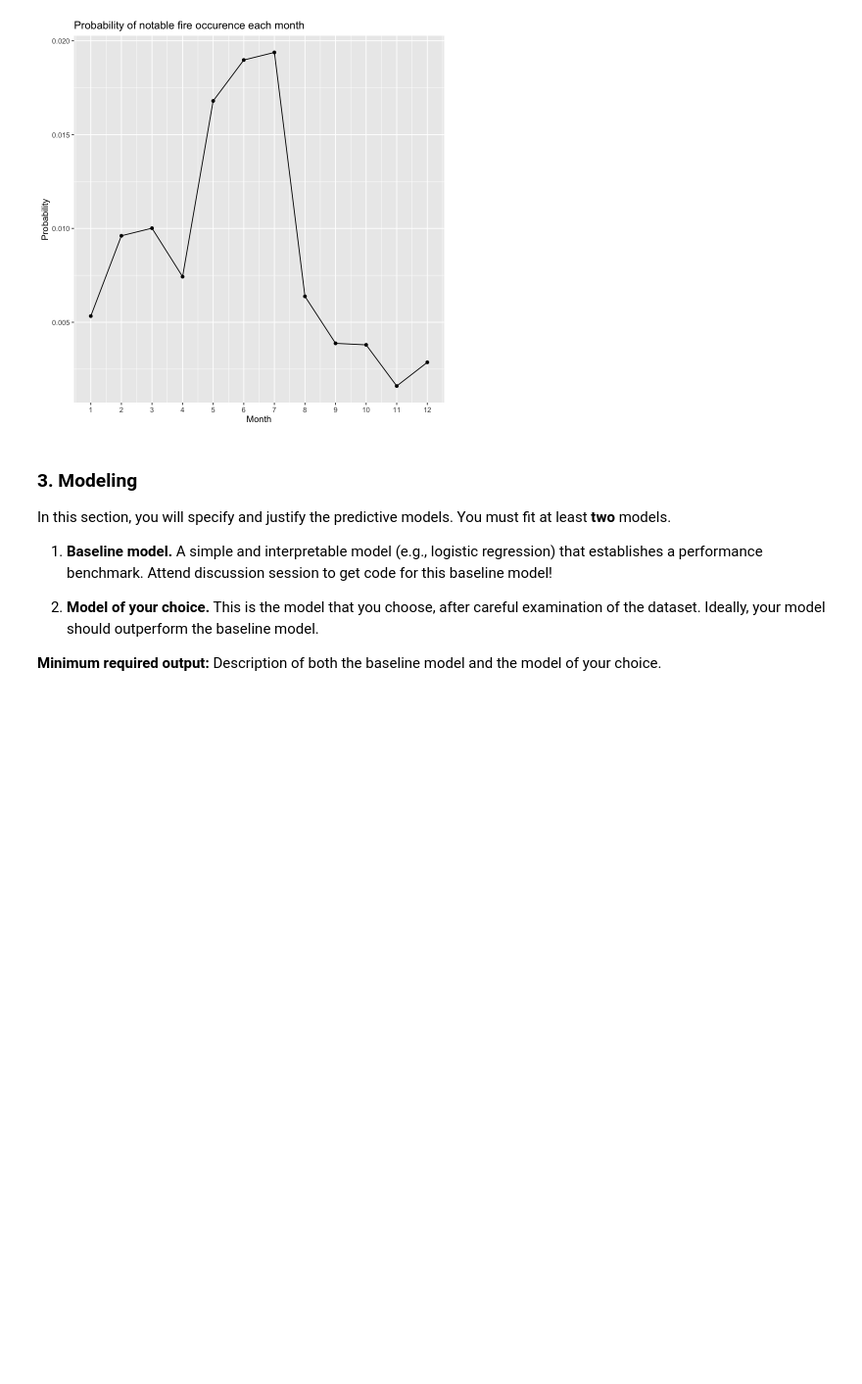
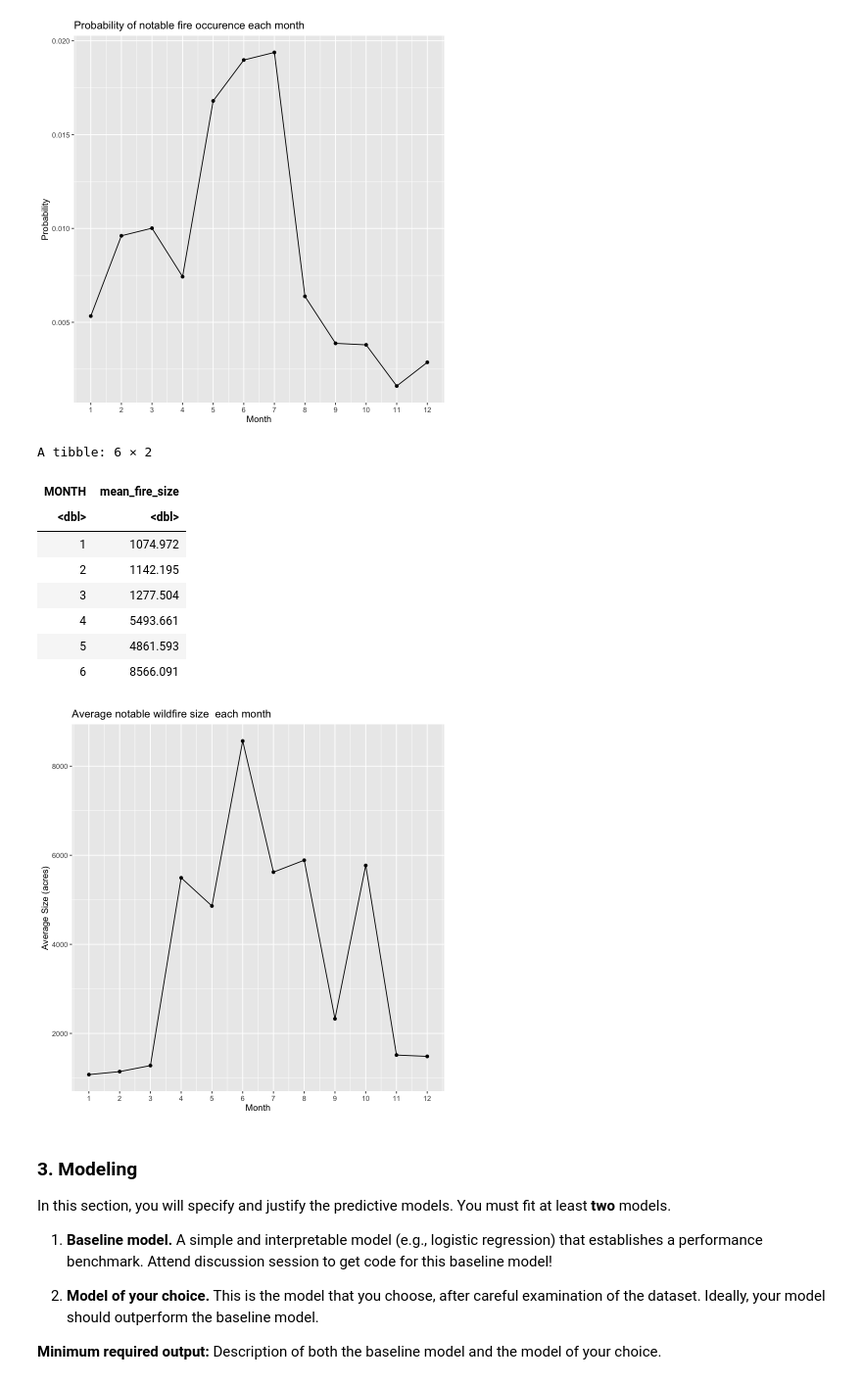
Before and after one commit to trinhhoangtrangthy-cpu/STA141AW26_Final_Project, a Jupyter notebook: Final_report_description.ipynb, the cells around one changed output. Shown at 98% size. Saved outputs shown, nothing was run; the diff lists cells and outputs as text; code cells hidden in the pictures; blank space fills up the shorter version.

```diff
--- a/Final_report_description.ipynb
+++ b/Final_report_description.ipynb
@@ -329,6 +365,35 @@ ggplot(eda_temporal, aes(x = month, y = prob_next_fire)) +
          y = "Probability")
 # %% [output]
 [figure]
+# %%
+temporal_2 <- wildfires_300 |>
+    select(MONTH, FIRE_SIZE)
+temporal_2 <- temporal_2 |>
+    group_by(MONTH) |>
+    summarise(
+        mean_fire_size = mean(FIRE_SIZE),
+        .groups = "drop")
+
+head(temporal_2)
+
+ggplot(temporal_2, aes(x = MONTH, y = mean_fire_size)) +
+    geom_line() +
+    geom_point() +
+    scale_x_continuous(breaks = 1:12) +
+    labs(title = "Average notable wildfire size  each month",
+         x = "Month",
+         y = "Average Size (acres)")
+# %% [output]
+A tibble: 6 × 2
+| MONTH | mean_fire_size |
+| <dbl> | <dbl> |
+| 1 | 1074.972 |
+| 2 | 1142.195 |
+| 3 | 1277.504 |
+| 4 | 5493.661 |
+| 5 | 4861.593 |
+| 6 | 8566.091 |
+[figure, added]
 # %% [markdown]
 
 ### 3. Modeling
```
Also changed, not shown: parts of 12 cells of this notebook.
